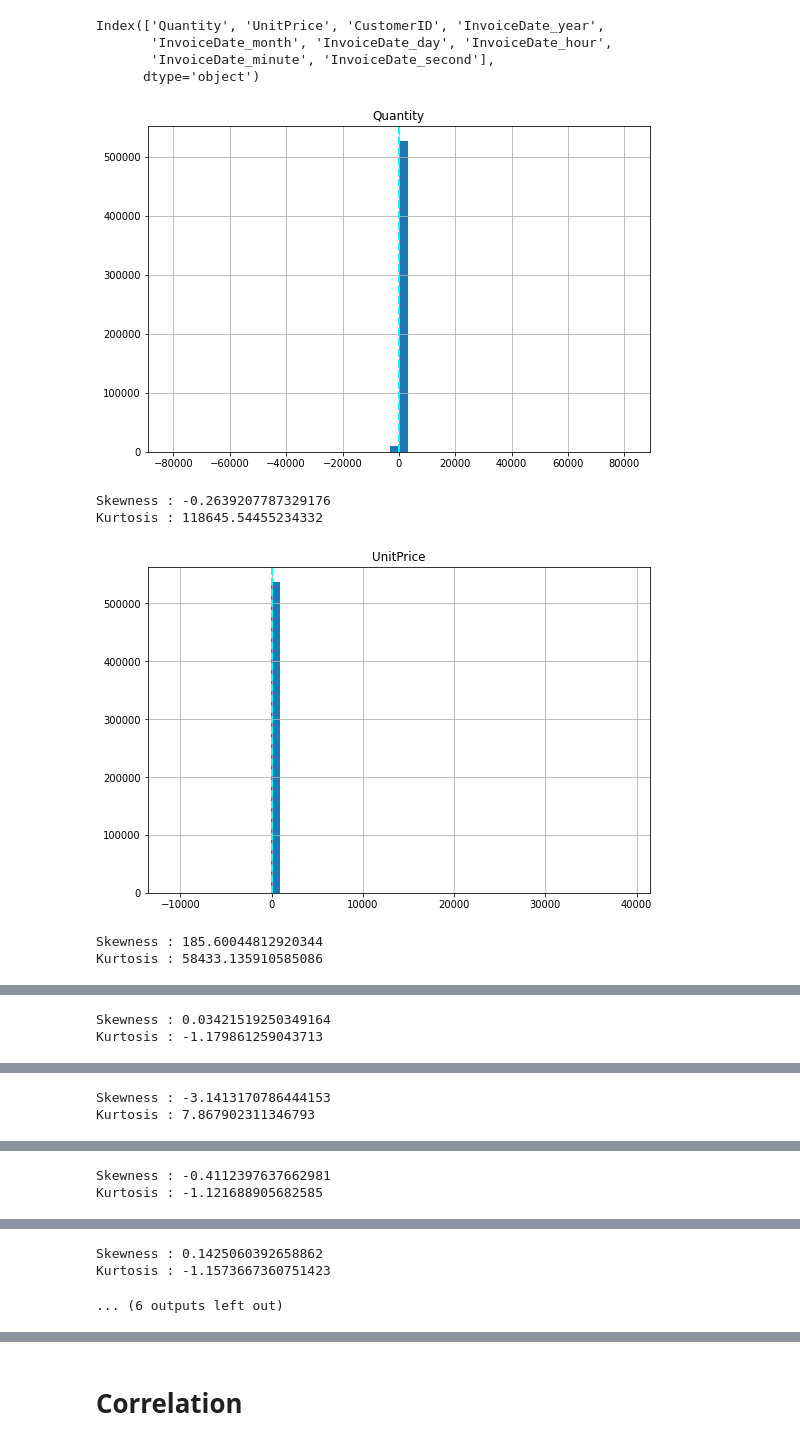
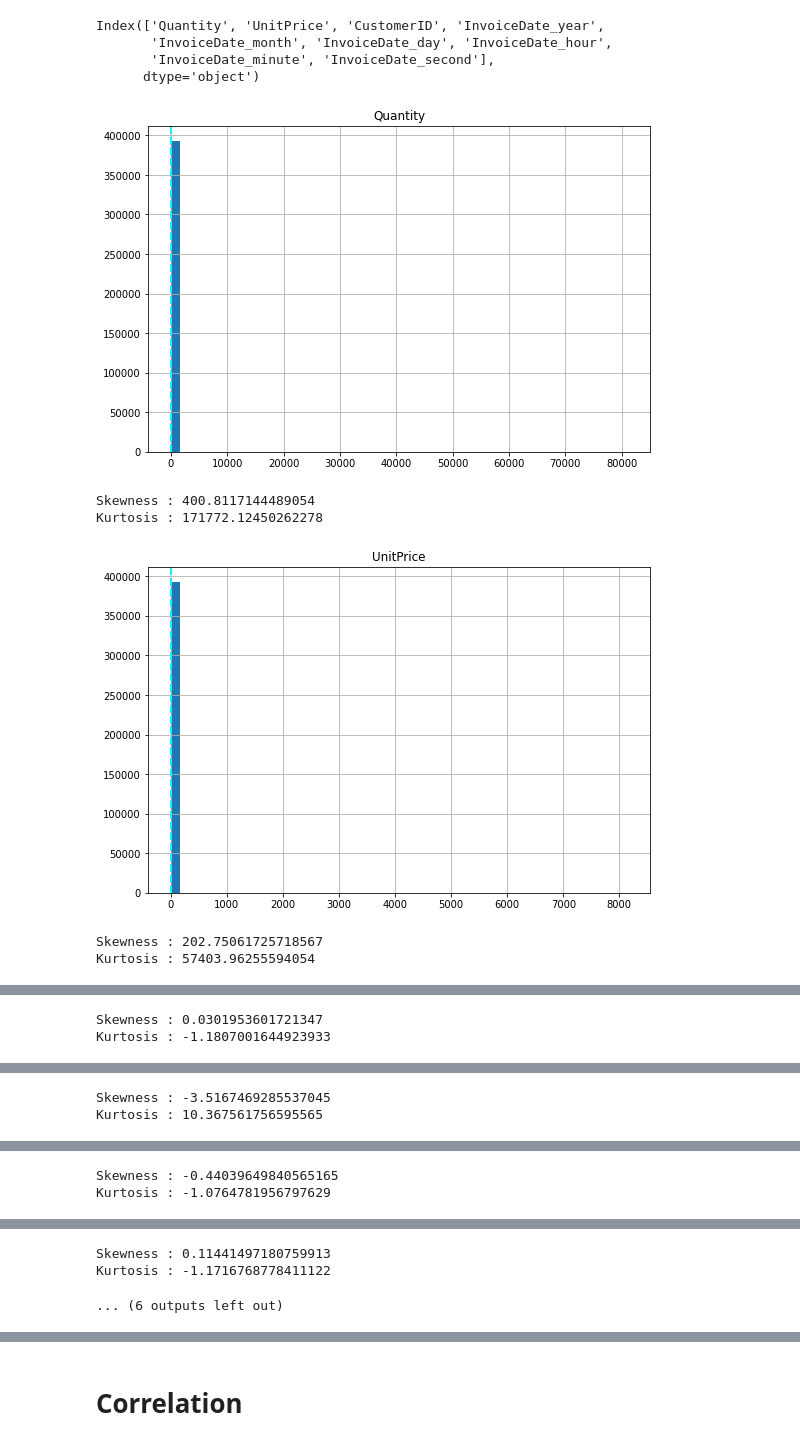
Before and after one commit to harshithgowdakc/Online-Retail-Customer-Segmentation, a Jupyter notebook: Online_Retail_Customer_Segmentation.ipynb, the cells around one changed output, grey strips where cells are left out. Saved outputs shown, nothing was run; the diff lists cells and outputs as text; code cells hidden in the pictures.

```diff
--- a/Online_Retail_Customer_Segmentation.ipynb
+++ b/Online_Retail_Customer_Segmentation.ipynb
@@ -234,6 +280,6 @@ df.shape
 # %% [markdown]
 **we have to drop some InvoiceNo which are starts with 'c' because 'c', it indicates a cancellation**
 # %%
-df['InvoiceNo'] = df['InvoiceNo'].astype('str')
+customer_df['InvoiceNo'] = customer_df['InvoiceNo'].astype('str')
 # %%
 # checking invoice no.
@@ -254,0 +301,2 @@ df[df['InvoiceNo'].str.contains('C')]
+# %%
+customer_df=customer_df[~customer_df['InvoiceNo'].str.contains('C')]
@@ -255,11 +313,11 @@ df[df['InvoiceNo'].str.contains('C')]
 # %% [markdown]
 **convert invoice Data column into 'year','month','day','hour','minute','second'**
 # %%
-df['InvoiceDate_year']   =df['InvoiceDate'].dt.year
-df['InvoiceDate_month']  =df['InvoiceDate'].dt.month
-df['InvoiceDate_day']    =df['InvoiceDate'].dt.day
-df['InvoiceDate_hour']   =df['InvoiceDate'].dt.hour
-df['InvoiceDate_minute'] =df['InvoiceDate'].dt.minute
-df['InvoiceDate_second'] =df['InvoiceDate'].dt.second
+customer_df['InvoiceDate_year'] = customer_df['InvoiceDate'].dt.year
+customer_df['InvoiceDate_month'] = customer_df['InvoiceDate'].dt.month
+customer_df['InvoiceDate_day'] = customer_df['InvoiceDate'].dt.day
+customer_df['InvoiceDate_hour'] = customer_df['InvoiceDate'].dt.hour
+customer_df['InvoiceDate_minute'] = customer_df['InvoiceDate'].dt.minute
+customer_df['InvoiceDate_second'] = customer_df['InvoiceDate'].dt.second
 # %%
 print("Columns and data types")
@@ -562,7 +554,7 @@ df[df['Country']=='Saudi Arabia']
 # %% [markdown]
 # **Analysis Numeric Features**
 # %%
-numerical_columns=list(df.select_dtypes(['int64','float64']).columns)
+numerical_columns=list(customer_df.select_dtypes(['int64','float64']).columns)
 numerical_features=pd.Index(numerical_columns)
 numerical_features
 # %% [output]
@@ -573,20 +565,20 @@ Index(['Quantity', 'UnitPrice', 'CustomerID', 'InvoiceDate_year',
 # %%
 #plot a bar plot for each numerical feature count with Hist Plot (except car_ID)
 for col in numerical_features:
   fig=plt.figure(figsize=(9,6))
   ax=fig.gca()
-  feature= (df[col])
+  feature= (customer_df[col])
   feature.hist(bins=50, ax=ax)
   ax.axvline(feature.mean(),color='magenta', linestyle='dashed', linewidth=2)
   ax.axvline(feature.median(),color='cyan', linestyle='dashed', linewidth=2)
   ax.set_title(col)
   plt.show()
-  print( "Skewness :",df[col].skew())
-  print( "Kurtosis :",df[col].kurt())
+  print( "Skewness :",customer_df[col].skew())
+  print( "Kurtosis :",customer_df[col].kurt())
 # %% [output]
-[figure, old version]
+[figure, new version]
-Skewness : -0.2639207787329176
-Kurtosis : 118645.54455234332
+Skewness : 400.8117144489054
+Kurtosis : 171772.12450262278
-[figure, old version]
+[figure, new version]
-Skewness : 185.60044812920344
-Kurtosis : 58433.135910585086
+Skewness : 202.75061725718567
+Kurtosis : 57403.96255594054
@@ -594,2 +586,2 @@ Kurtosis : 58433.135910585086
-Skewness : 0.03421519250349164
-Kurtosis : -1.179861259043713
+Skewness : 0.0301953601721347
+Kurtosis : -1.1807001644923933
@@ -597,2 +589,2 @@ Kurtosis : -1.179861259043713
-Skewness : -3.1413170786444153
-Kurtosis : 7.867902311346793
+Skewness : -3.5167469285537045
+Kurtosis : 10.367561756595565
@@ -600,2 +592,2 @@ Kurtosis : 7.867902311346793
-Skewness : -0.4112397637662981
-Kurtosis : -1.121688905682585
+Skewness : -0.44039649840565165
+Kurtosis : -1.0764781956797629
@@ -603,3 +595,3 @@ Kurtosis : -1.121688905682585
-Skewness : 0.1425060392658862
-Kurtosis : -1.1573667360751423
+Skewness : 0.11441497180759913
+Kurtosis : -1.1716768778411122
 ... (6 outputs left out)
```
Also changed, not shown: parts of 115 cells of this notebook.
